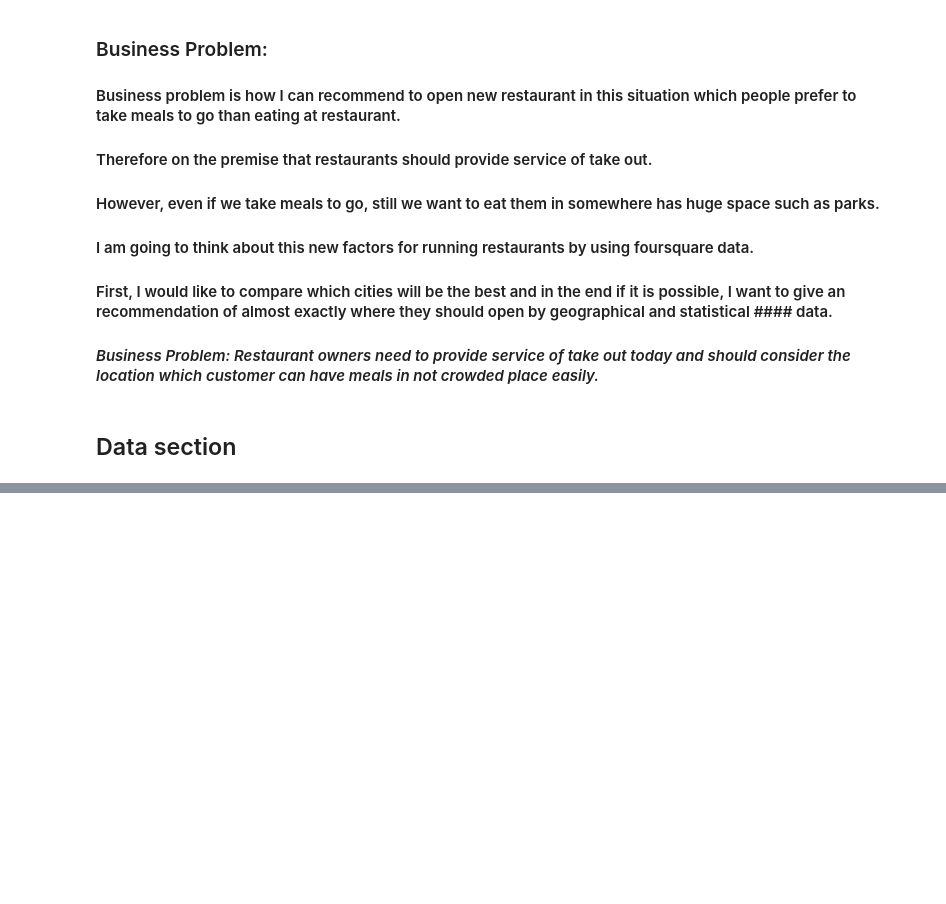
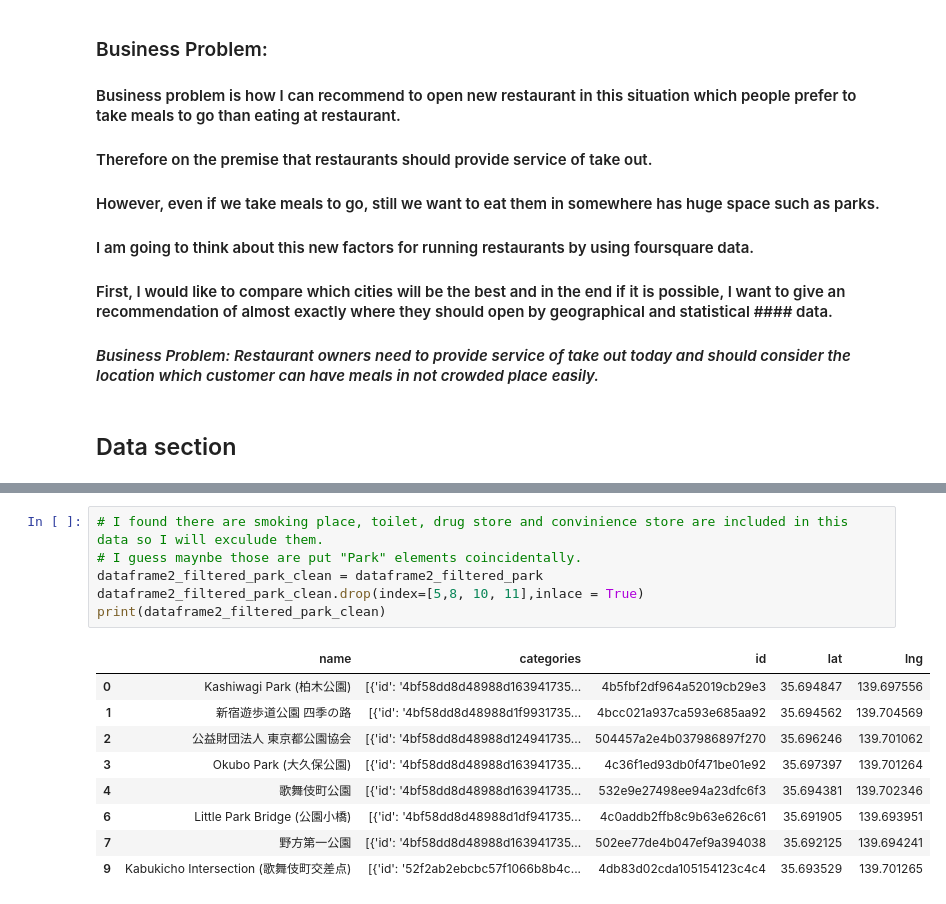
Before and after one commit to Nori756/Coursera_Capstone, a Jupyter notebook: Final Project of Capstone Project.ipynb, the cells around one changed output, grey strips where cells are left out. Saved outputs shown, nothing was run; the diff lists cells and outputs as text; blank space fills up the shorter version.

```diff
--- a/Final Project of Capstone Project.ipynb
+++ b/Final Project of Capstone Project.ipynb
@@ -36,0 +315,16 @@
+# %%
+# I found there are smoking place, toilet, drug store and convinience store are included in this data so I will exculude them.
+# I guess maynbe those are put "Park" elements coincidentally.
+dataframe2_filtered_park_clean = dataframe2_filtered_park
+dataframe2_filtered_park_clean.drop(index=[5,8, 10, 11],inlace = True)
+print(dataframe2_filtered_park_clean)
+# %% [output]
+|  | name | categories | id | lat | lng |
+| 0 | Kashiwagi Park (柏木公園) | [{'id': '4bf58dd8d48988d163941735... | 4b5fbf2df964a52019cb29e3 | 35.694847 | 139.697556 |
+| 1 | 新宿遊歩道公園 四季の路 | [{'id': '4bf58dd8d48988d1f9931735... | 4bcc021a937ca593e685aa92 | 35.694562 | 139.704569 |
+| 2 | 公益財団法人 東京都公園協会 | [{'id': '4bf58dd8d48988d124941735... | 504457a2e4b037986897f270 | 35.696246 | 139.701062 |
+| 3 | Okubo Park (大久保公園) | [{'id': '4bf58dd8d48988d163941735... | 4c36f1ed93db0f471be01e92 | 35.697397 | 139.701264 |
+| 4 | 歌舞伎町公園 | [{'id': '4bf58dd8d48988d163941735... | 532e9e27498ee94a23dfc6f3 | 35.694381 | 139.702346 |
+| 6 | Little Park Bridge (公園小橋) | [{'id': '4bf58dd8d48988d1df941735... | 4c0addb2ffb8c9b63e626c61 | 35.691905 | 139.693951 |
+| 7 | 野方第一公園 | [{'id': '4bf58dd8d48988d163941735... | 502ee77de4b047ef9a394038 | 35.692125 | 139.694241 |
+| 9 | Kabukicho Intersection (歌舞伎町交差点) | [{'id': '52f2ab2ebcbc57f1066b8b4c... | 4db83d02cda105154123c4c4 | 35.693529 | 139.701265 |
```
Also changed, not shown: parts of 70 cells of this notebook.
